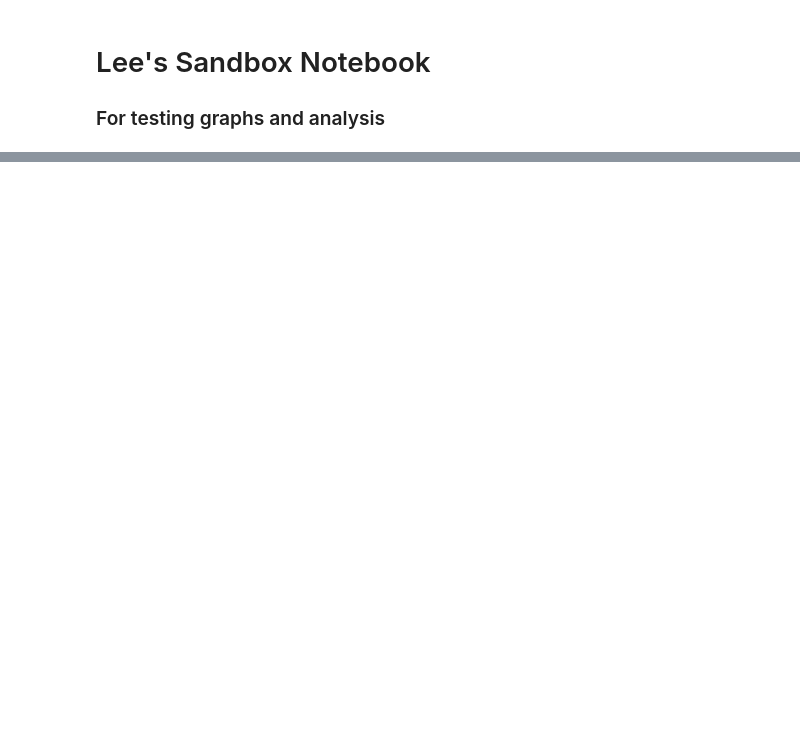
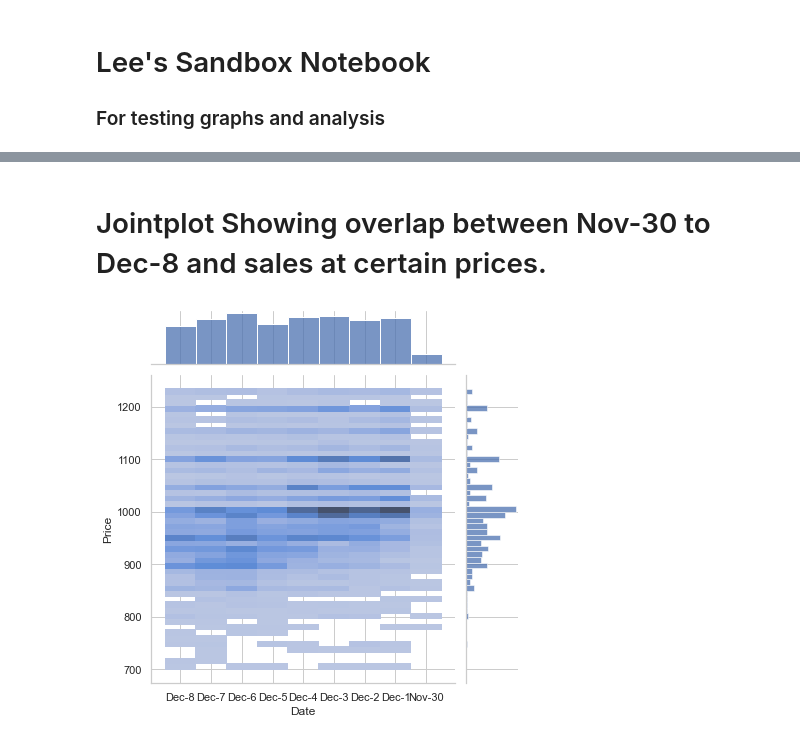
Before and after one commit to GravelBirthstone/Scalper-Project, a Jupyter notebook: sandbox-notebooks/lee-notebook.ipynb, the cells around one changed output, grey strips where cells are left out. Saved outputs shown, nothing was run; the diff lists cells and outputs as text; code cells hidden in the pictures; blank space fills up the shorter version.

```diff
--- a/sandbox-notebooks/lee-notebook.ipynb
+++ b/sandbox-notebooks/lee-notebook.ipynb
@@ -28,0 +28,9 @@ orchestra = sns.violinplot(x=df_ebay_tuesday['Price'], inner='box')
+# %% [markdown]
+# Jointplot Showing overlap between Nov-30 to Dec-8 and sales at certain prices.
+# %%
+price =  df_tues_sold['Price']
+price = price[price.between(price.quantile(.05), price.quantile(.90))]
+dates = df_tues_sold['Date']
+joint = sns.jointplot(x=dates, y=price, kind='hist')
+# %% [output]
+[figure, added]
```
Also changed, not shown: parts of 13 cells of this notebook, 1 other file.
